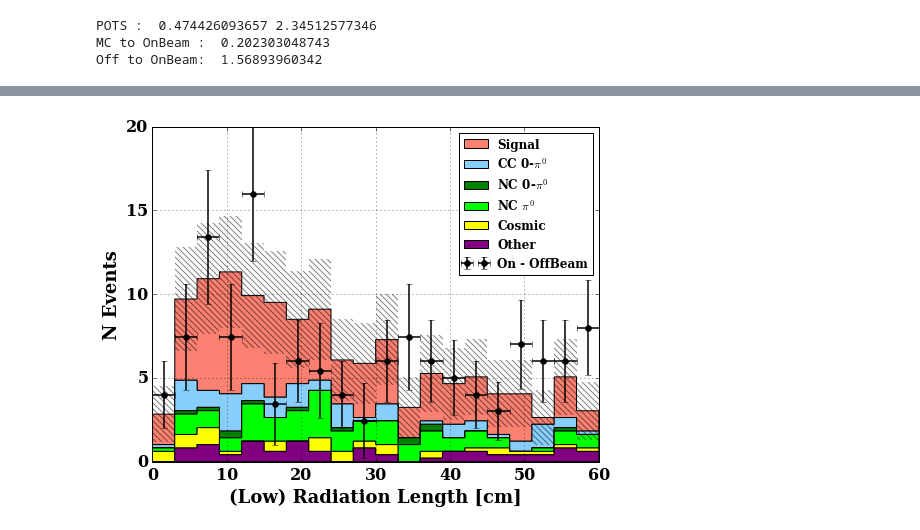
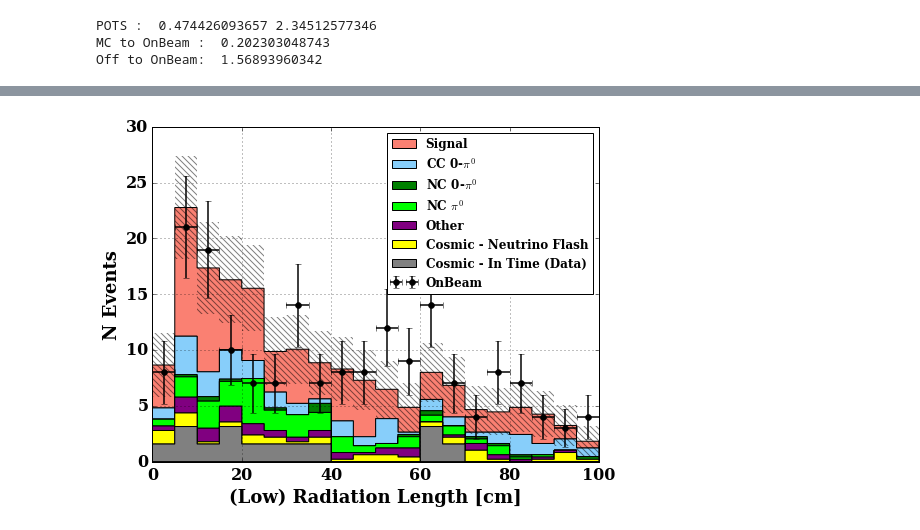
Before and after one commit to ahack379/ShowerTest, a Jupyter notebook: MCC82_FinalPlots/stacked_backgrounds_allstages.ipynb, the cells around one changed output, grey strips where cells are left out. Cells and saved outputs as stored; diff of their text form; code cells hidden in the pictures.

```diff
--- a/MCC82_FinalPlots/stacked_backgrounds_allstages.ipynb
+++ b/MCC82_FinalPlots/stacked_backgrounds_allstages.ipynb
@@ -332,9 +235,9 @@ None
 # %%
-makePlots('pi0_mass',0,400,xlabel='Reconstructed $\pi^0$ Mass - 5E19')
-makePlots('pi0_oangle',0,3.2,xlabel='$\pi^0$ Opening Angle')
-makePlots('pi0_mom',0,800,xlabel='Momentum [MeV]')
-makePlots('pi0_low_shrE',0,350,xlabel='Low Energy $\\gamma$ [MeV]')
-makePlots('pi0_high_shrE',0,800,xlabel='High Energy $\\gamma$ [MeV]')
-makePlots('pi0_low_radL',0,60,xlabel='(Low) Radiation Length [cm]')
-makePlots('pi0_high_radL',0,60,xlabel='(High) Radiation Length [cm]')
+makeOnOffPlots('pi0_mass',0,400,xlabel='Reconstructed $\pi^0$ Mass - 5E19')
+makeOnOffPlots('pi0_oangle',0,3.2,xlabel='$\pi^0$ Opening Angle')
+makeOnOffPlots('pi0_mom',0,800,xlabel='Momentum [MeV]')
+makeOnOffPlots('pi0_low_shrE',0,350,xlabel='Low Energy $\\gamma$ [MeV]')
+makeOnOffPlots('pi0_high_shrE',0,800,xlabel='High Energy $\\gamma$ [MeV]')
+makeOnOffPlots('pi0_low_radL',0,100,xlabel='(Low) Radiation Length [cm]')
+makeOnOffPlots('pi0_high_radL',0,100,xlabel='(High) Radiation Length [cm]')
 # %% [output]
@@ -346 +249 @@ makePlots('pi0_high_radL',0,60,xlabel='(High) Radiation Length [cm]')
-[figure, old version]
+[figure, new version]
```
Also changed, not shown: parts of 30 cells of this notebook, 1 other file.
